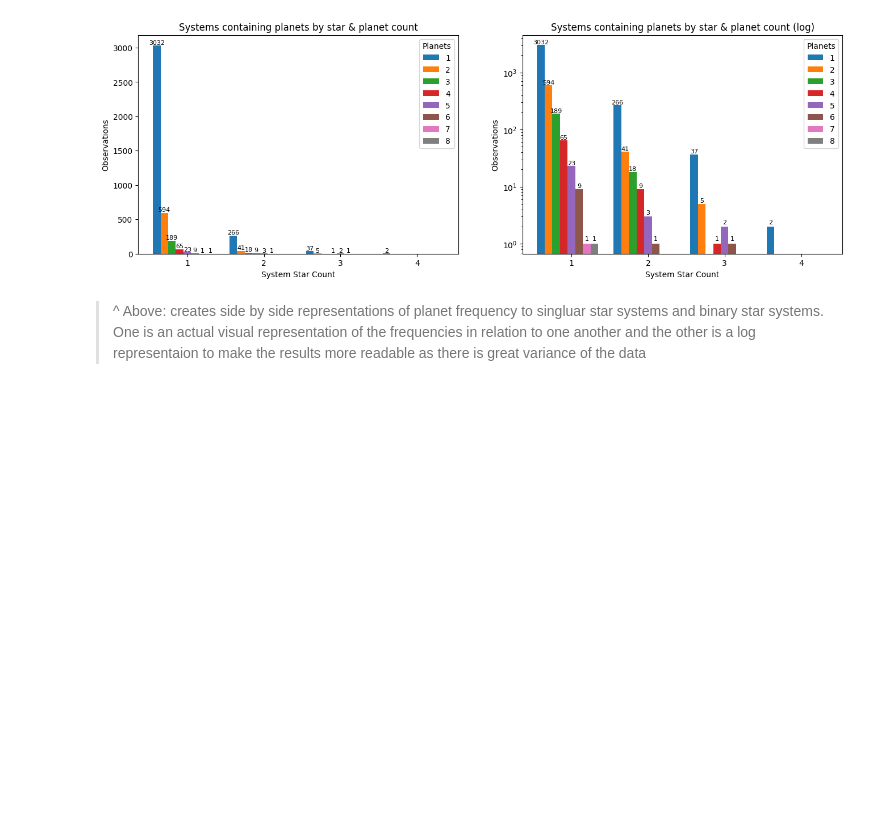
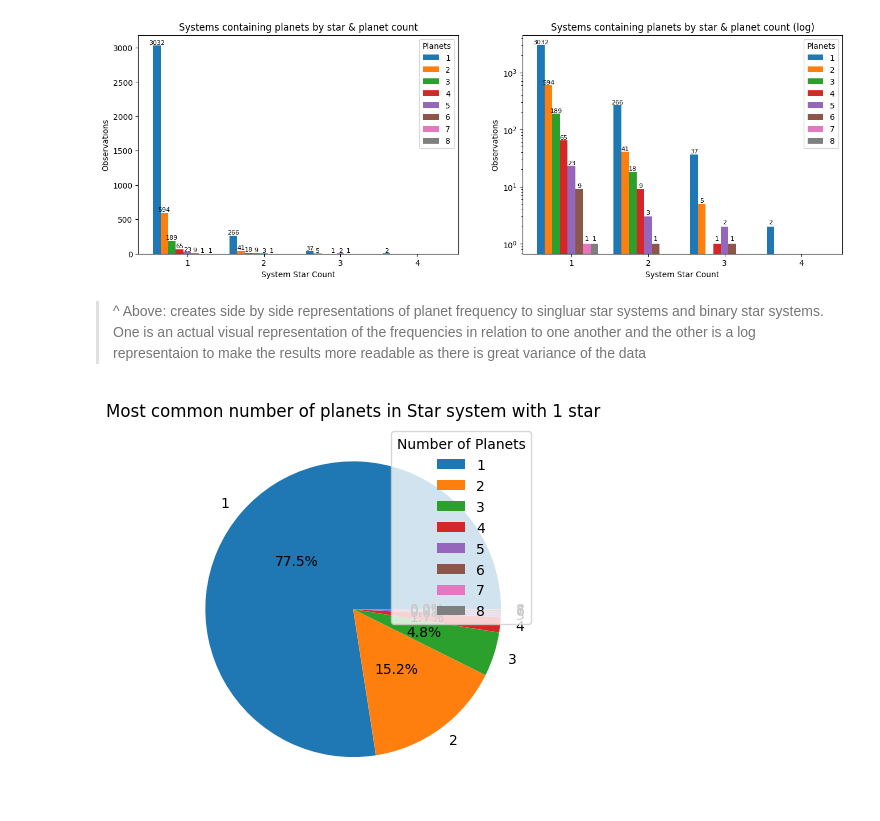
Before and after one commit to rachaellampardfrance/Exoplanetary_Systems, a Jupyter notebook: exoplanet_data.ipynb, the cells around one changed output. Drawn from its saved outputs; the diff is of its cells as text; code cells hidden in the pictures; blank space fills up the shorter version.

```diff
--- a/exoplanet_data.ipynb
+++ b/exoplanet_data.ipynb
@@ -224,3 +252,11 @@ plt.show()
 [figure]
 # %% [markdown]
 > ^ Above: creates side by side representations of planet frequency to singluar star systems and binary star systems. One is an actual visual representation of the frequencies in relation to one another and the other is a log representaion to make the results more readable as there is great variance of the data
+# %%
+labels = grouped.iloc[0].index.values
+plt.pie(grouped.iloc[0], labels=labels, autopct='%1.1f%%', pctdistance=0.5)
+plt.title("Most common number of planets in Star system with 1 star")
+plt.legend(labels, title="Number of Planets", loc=1)
+plt.show()
+# %% [output]
+[figure, added]
```
Also changed, not shown: parts of 10 cells of this notebook.
